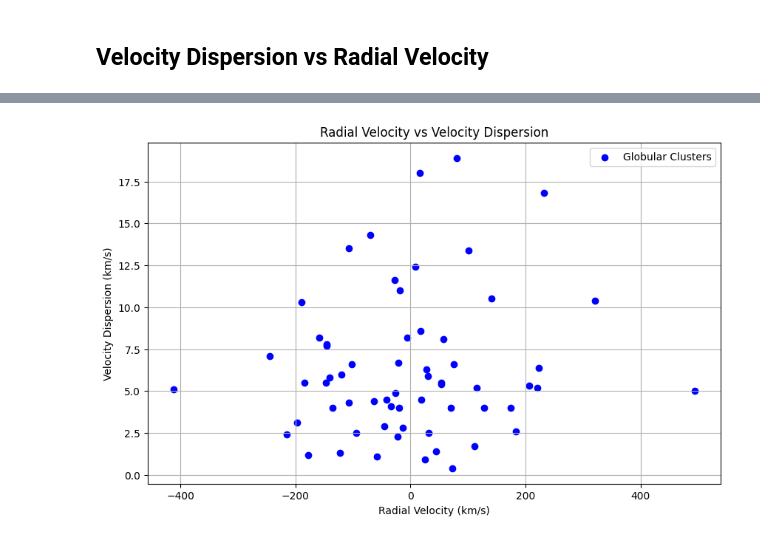
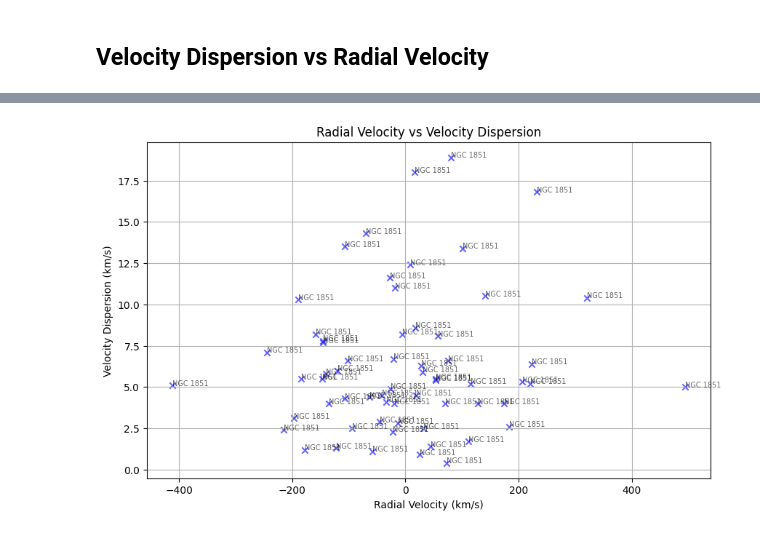
Before and after one commit to Shmu9/gc_accretion, a Jupyter notebook: dynamics.ipynb, the cells around one changed output, grey strips where cells are left out. Drawn from its saved outputs; the diff is of its cells as text; code cells hidden in the pictures.

```diff
--- a/dynamics.ipynb
+++ b/dynamics.ipynb
@@ -230,14 +338,21 @@ V_t = merged_data['sig_v']
 
 # Remove any rows with missing or NaN values for velocity dispersion
 valid_data = merged_data[~merged_data['sig_v'].isna()]
+cluster_ids = valid_data['ID']
+
+print(len(valid_data), valid_data)
 
 # Plotting Radial Action (v_r) vs Tangential Velocity (using sig_v as a proxy)
 plt.figure(figsize=(10, 6))
-plt.scatter(valid_data['v_r'], valid_data['sig_v'], c='b', label='Globular Clusters')
+plt.scatter(valid_data['v_r'], valid_data['sig_v'], marker='x', c='b', label='Globular Clusters', alpha=0.6)
+
+for i, row in valid_data.iterrows():
+    plt.annotate(id, (row['v_r'], row['sig_v']), fontsize=7, alpha=0.6)
+
 plt.title('Radial Velocity vs Velocity Dispersion')
 plt.xlabel('Radial Velocity (km/s)')
 plt.ylabel('Velocity Dispersion (km/s)')
 plt.grid(True)
-plt.legend()
+# plt.legend()
 plt.show()
 # %% [output]
@@ -244 +376 @@ plt.show()
-[figure, old version]
+[figure, new version]
```
Also changed, not shown: parts of 3 cells of this notebook.
